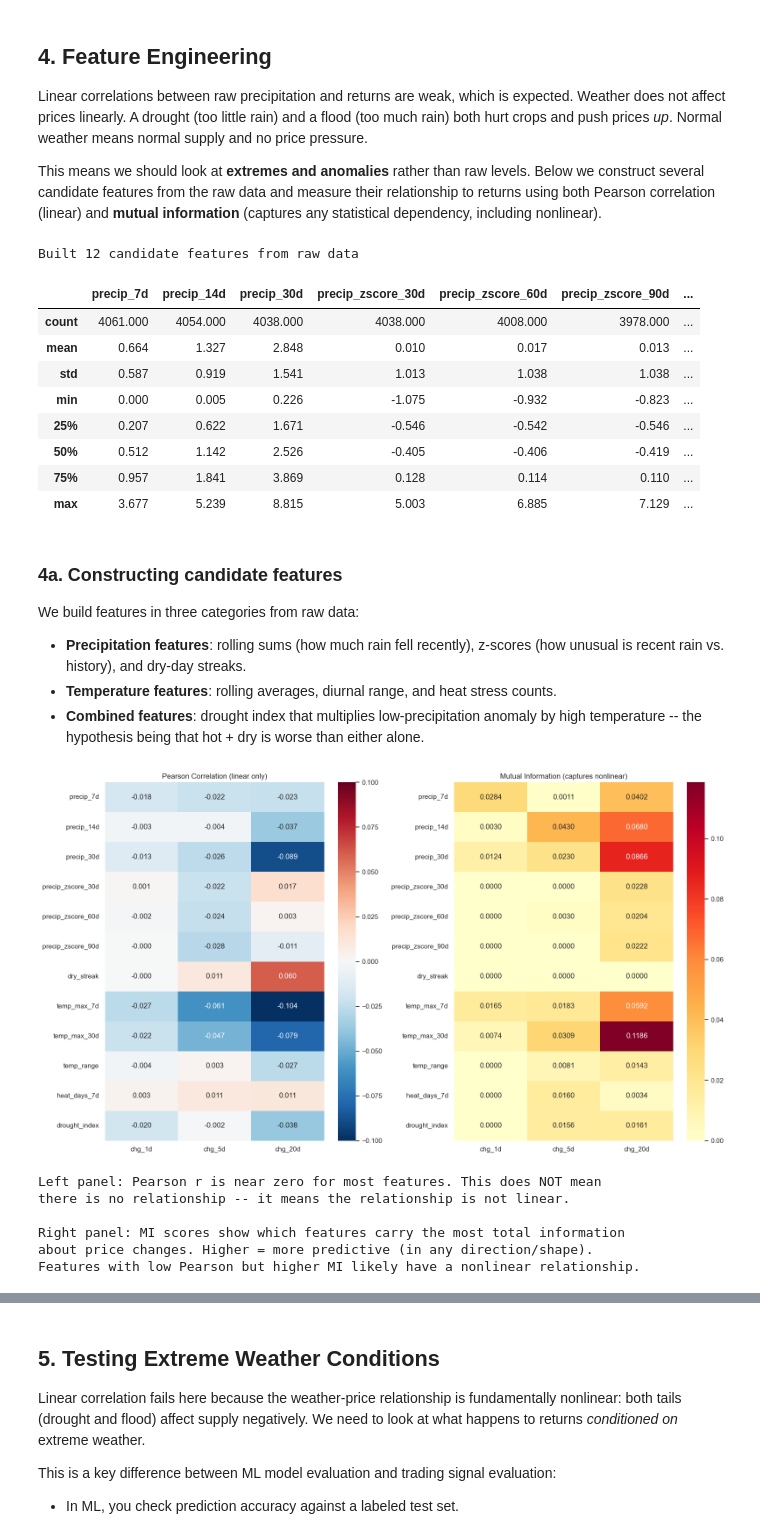
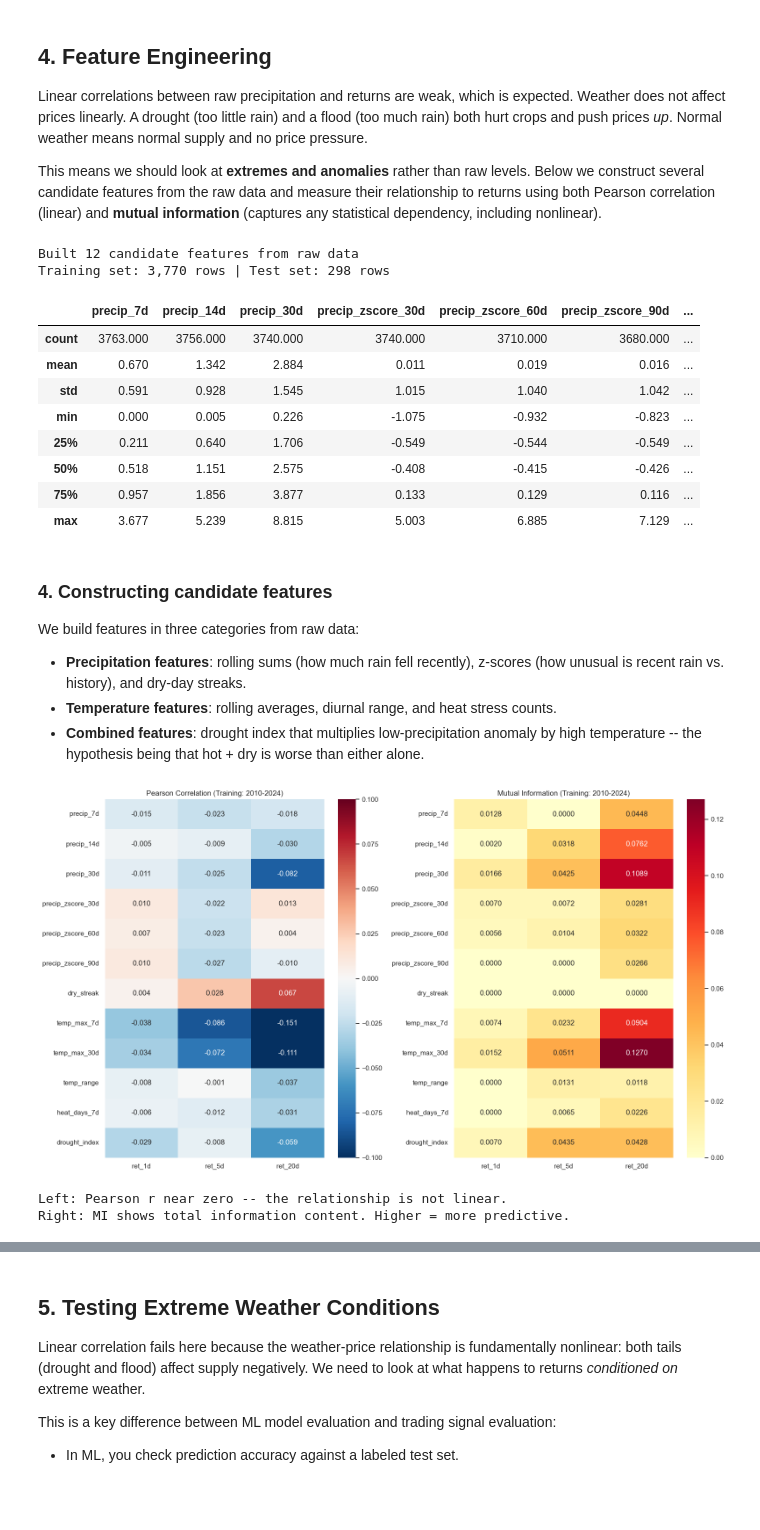
Before and after one commit to sa000/crop_prediction, a Jupyter notebook: eda/strategy_discovery.ipynb, the cells around one changed output, grey strips where cells are left out. Saved outputs shown, nothing was run; the diff lists cells and outputs as text; code cells hidden in the pictures; blank space fills up the shorter version.

```diff
--- a/eda/strategy_discovery.ipynb
+++ b/eda/strategy_discovery.ipynb
@@ -329,6 +341,8 @@ we construct several candidate features from the raw data and measure their rela
 to returns using both Pearson correlation (linear) and **mutual information** (captures
 any statistical dependency, including nonlinear).
 # %%
+# Compute all features on the full dataset -- rolling windows need history.
+
 # ---- Precipitation features ----
 
 # Rolling sums at different horizons
@@ -370,21 +384,27 @@ feature_cols = [
     'heat_days_7d', 'drought_index',
 ]
 
+# Create train/test split with all features included
+df_train = df.loc[:TRAIN_END]
+df_test = df.loc[TEST_START:]
+
 print(f'Built {len(feature_cols)} candidate features from raw data')
-df[feature_cols].describe().round(3)
+print(f'Training set: {len(df_train):,} rows | Test set: {len(df_test):,} rows')
+df_train[feature_cols].describe().round(3)
 # %% [output]
 Built 12 candidate features from raw data
+Training set: 3,770 rows | Test set: 298 rows
 |  | precip_7d | precip_14d | precip_30d | precip_zscore_30d | precip_zscore_60d | precip_zscore_90d | ... |
-| count | 4061.000 | 4054.000 | 4038.000 | 4038.000 | 4008.000 | 3978.000 | ... |
-| mean | 0.664 | 1.327 | 2.848 | 0.010 | 0.017 | 0.013 | ... |
-| std | 0.587 | 0.919 | 1.541 | 1.013 | 1.038 | 1.038 | ... |
+| count | 3763.000 | 3756.000 | 3740.000 | 3740.000 | 3710.000 | 3680.000 | ... |
+| mean | 0.670 | 1.342 | 2.884 | 0.011 | 0.019 | 0.016 | ... |
+| std | 0.591 | 0.928 | 1.545 | 1.015 | 1.040 | 1.042 | ... |
 | min | 0.000 | 0.005 | 0.226 | -1.075 | -0.932 | -0.823 | ... |
-| 25% | 0.207 | 0.622 | 1.671 | -0.546 | -0.542 | -0.546 | ... |
-| 50% | 0.512 | 1.142 | 2.526 | -0.405 | -0.406 | -0.419 | ... |
-| 75% | 0.957 | 1.841 | 3.869 | 0.128 | 0.114 | 0.110 | ... |
+| 25% | 0.211 | 0.640 | 1.706 | -0.549 | -0.544 | -0.549 | ... |
+| 50% | 0.518 | 1.151 | 2.575 | -0.408 | -0.415 | -0.426 | ... |
+| 75% | 0.957 | 1.856 | 3.877 | 0.133 | 0.129 | 0.116 | ... |
 | max | 3.677 | 5.239 | 8.815 | 5.003 | 6.885 | 7.129 | ... |
 # %% [markdown]
-### 4a. Constructing candidate features
+### 4. Constructing candidate features
 
 We build features in three categories from raw data:
 
@@ -394,59 +414,47 @@ We build features in three categories from raw data:
 - **Combined features**: drought index that multiplies low-precipitation anomaly by
   high temperature -- the hypothesis being that hot + dry is worse than either alone.
 # %%
-# --- Why two methods? ---
 # Pearson correlation only captures LINEAR relationships. If both drought
-# (low precip) and flood (high precip) push prices up, the linear correlation
-# cancels out and shows near-zero -- even though there IS a relationship.
-#
-# Mutual information (MI) measures ANY statistical dependence, including
-# nonlinear and U-shaped relationships. A higher MI value means the feature
-# carries more information about the target, regardless of the shape.
+# and flood push prices up, the linear correlation cancels out.
+# Mutual information (MI) measures ANY statistical dependence, including nonlinear.
+# All analysis uses training data only (2010-2024).
 
 from sklearn.feature_selection import mutual_info_regression
 
-change_cols = ['chg_1d', 'chg_5d', 'chg_20d']
+ret_cols = ['ret_1d', 'ret_5d', 'ret_20d']
 
 # --- Linear correlation ---
-corr = df[feature_cols + change_cols].corr().loc[feature_cols, change_cols]
+corr = df_train[feature_cols + ret_cols].corr().loc[feature_cols, ret_cols]
 
 # --- Mutual information ---
-mi_results = pd.DataFrame(index=feature_cols, columns=change_cols, dtype=float)
-for cc in change_cols:
+mi_results = pd.DataFrame(index=feature_cols, columns=ret_cols, dtype=float)
+for rc in ret_cols:
     for fc in feature_cols:
-        subset = df[[fc, cc]].dropna()
+        subset = df_train[[fc, rc]].dropna()
         if len(subset) < 100:
-            mi_results.loc[fc, cc] = 0.0
+            mi_results.loc[fc, rc] = 0.0
             continue
         mi = mutual_info_regression(
-            subset[[fc]], subset[cc], random_state=42, n_neighbors=5
+            subset[[fc]], subset[rc], random_state=42, n_neighbors=5
         )
-        mi_results.loc[fc, cc] = mi[0]
+        mi_results.loc[fc, rc] = mi[0]
 
 fig, axes = plt.subplots(1, 2, figsize=(16, 9))
 
 sns.heatmap(corr, annot=True, fmt='.3f', cmap='RdBu_r', center=0,
             vmin=-0.1, vmax=0.1, ax=axes[0])
-axes[0].set_title('Pearson Correlation (linear only)')
+axes[0].set_title('Pearson Correlation (Training: 2010-2024)')
 
 sns.heatmap(mi_results.astype(float), annot=True, fmt='.4f', cmap='YlOrRd',
             vmin=0, ax=axes[1])
-axes[1].set_title('Mutual Information (captures nonlinear)')
+axes[1].set_title('Mutual Information (Training: 2010-2024)')
 
 plt.tight_layout()
 plt.show()
 
-print('Left panel: Pearson r is near zero for most features. This does NOT mean')
-print('there is no relationship -- it means the relationship is not linear.')
-print()
-print('Right panel: MI scores show which features carry the most total information')
-print('about price changes. Higher = more predictive (in any direction/shape).')
-print('Features with low Pearson but higher MI likely have a nonlinear relationship.')
+print('Left: Pearson r near zero -- the relationship is not linear.')
+print('Right: MI shows total information content. Higher = more predictive.')
 # %% [output]
-[figure, old version]
+[figure, new version]
-Left panel: Pearson r is near zero for most features. This does NOT mean
-there is no relationship -- it means the relationship is not linear.
-
-Right panel: MI scores show which features carry the most total information
-about price changes. Higher = more predictive (in any direction/shape).
-Features with low Pearson but higher MI likely have a nonlinear relationship.
+Left: Pearson r near zero -- the relationship is not linear.
+Right: MI shows total information content. Higher = more predictive.
```
Also changed, not shown: parts of 20 cells of this notebook.
